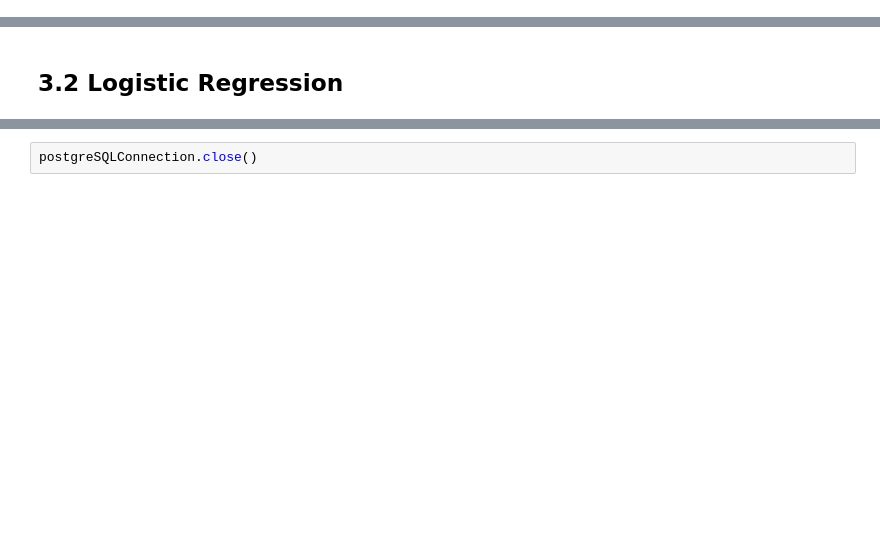
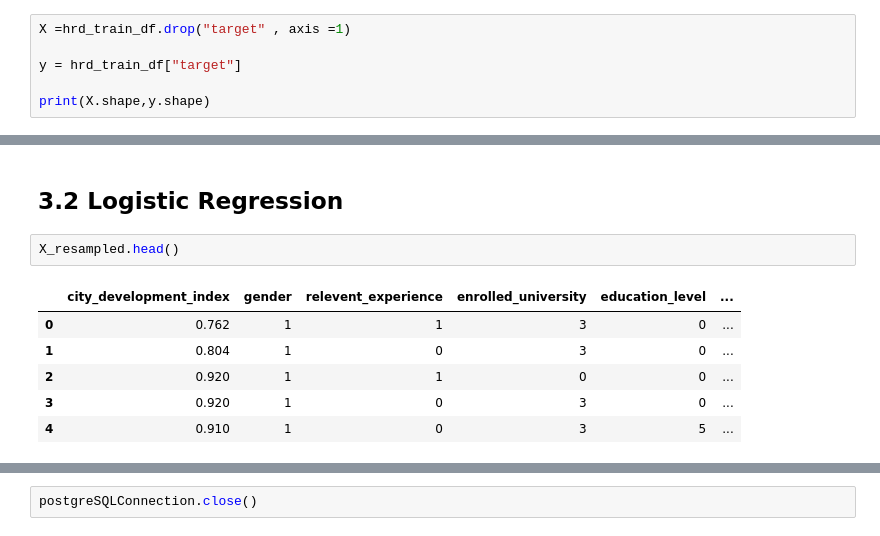
Before and after one commit to mermaidzhang/Job-Change-of-Data-Scientists, a Jupyter notebook: Segment2_code.ipynb, the cells around one changed output, grey strips where cells are left out. Drawn from its saved outputs; the diff is of its cells as text; blank space fills up the shorter version.

```diff
--- a/Segment2_code.ipynb
+++ b/Segment2_code.ipynb
@@ -492,0 +574,6 @@ y = hrds_train_labels_df
+# %%
+X =hrd_train_df.drop("target" , axis =1)
+
+y = hrd_train_df["target"]
+
+print(X.shape,y.shape)
@@ -507,4 +614,13 @@ Counter(y_resampled)
 # %% [markdown]
 ## 3.2 Logistic Regression
+# %%
+X_resampled.head()
+# %% [output]
+|  | city_development_index | gender | relevent_experience | enrolled_university | education_level | ... |
+| 0 | 0.762 | 1 | 1 | 3 | 0 | ... |
+| 1 | 0.804 | 1 | 0 | 3 | 0 | ... |
+| 2 | 0.920 | 1 | 1 | 0 | 0 | ... |
+| 3 | 0.920 | 1 | 0 | 3 | 0 | ... |
+| 4 | 0.910 | 1 | 0 | 3 | 5 | ... |
 # %%
 # Train the Logistic Regression model using the resampled data
```
Also changed, not shown: parts of 20 cells of this notebook.
